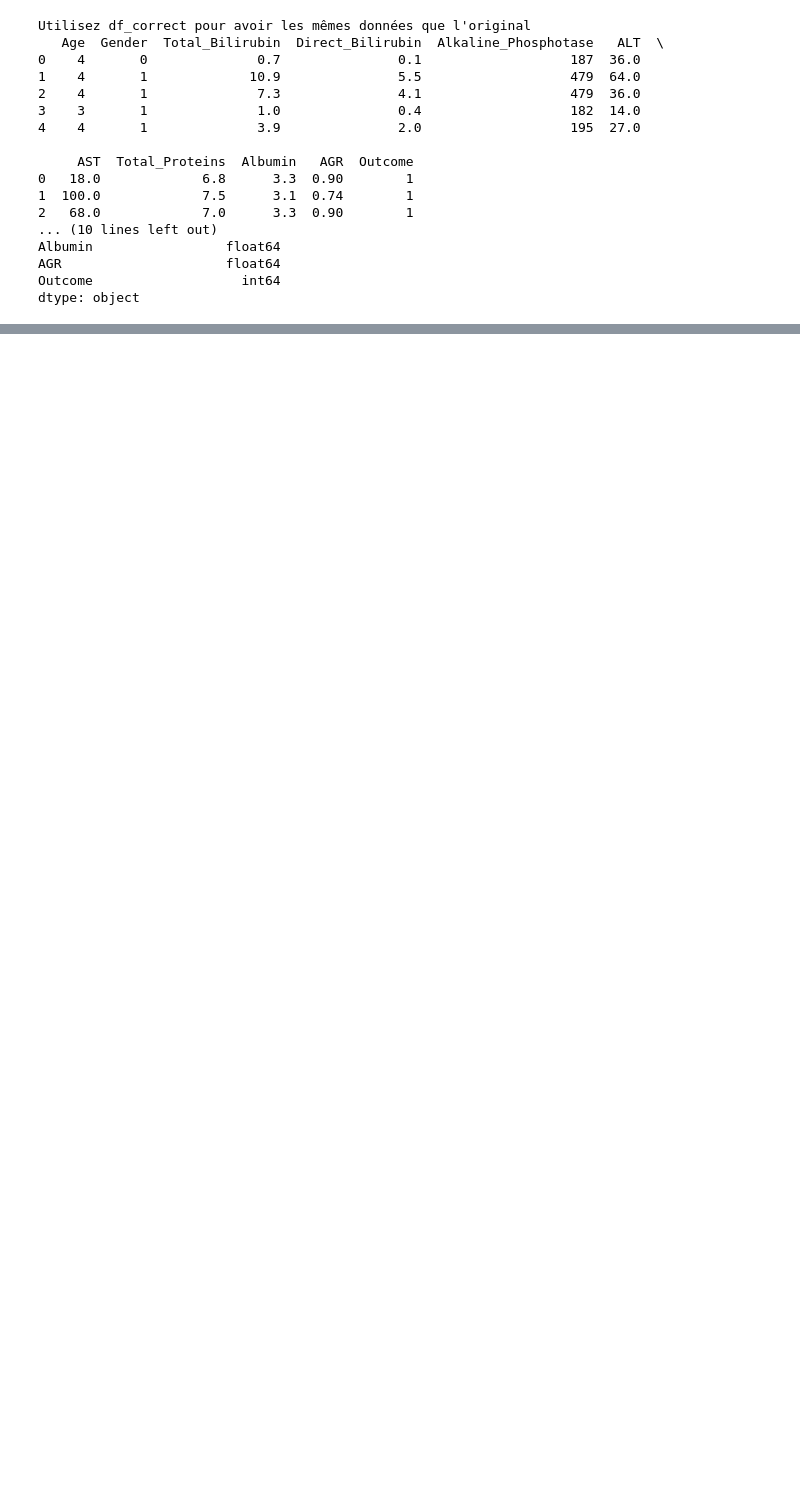
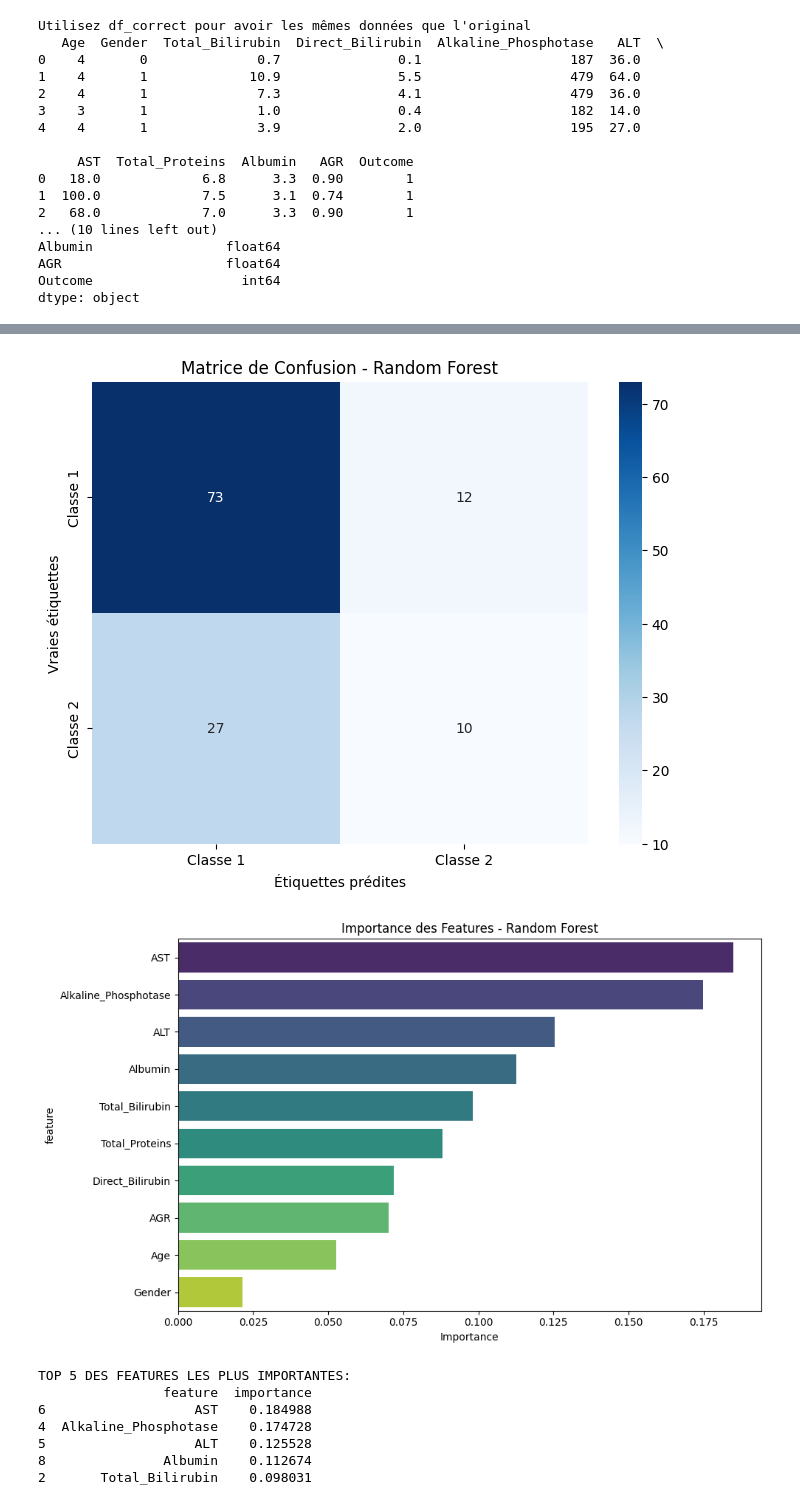
Before and after one commit to elabfr/Epidemologie, a Jupyter notebook: epi.ipynb, the cells around one changed output, grey strips where cells are left out. Saved outputs shown, nothing was run; the diff lists cells and outputs as text; code cells hidden in the pictures; blank space fills up the shorter version.

```diff
--- a/epi.ipynb
+++ b/epi.ipynb
@@ -1431,0 +720,74 @@ df_combined
+# %%
+import matplotlib.pyplot as plt
+import seaborn as sns
+from sklearn.metrics import confusion_matrix, roc_curve, auc, precision_recall_curve
+import numpy as np
+
+# 1. MATRICE DE CONFUSION
+plt.figure(figsize=(8, 6))
+cm = confusion_matrix(y_test, y_pred)
+sns.heatmap(cm, annot=True, fmt='d', cmap='Blues',
+            xticklabels=['Classe 1', 'Classe 2'],
+            yticklabels=['Classe 1', 'Classe 2'])
+plt.title('Matrice de Confusion - Random Forest')
+plt.ylabel('Vraies étiquettes')
+plt.xlabel('Étiquettes prédites')
+plt.show()
+
+# 2. IMPORTANCE DES FEATURES
+feature_importance = pd.DataFrame({
+    'feature': X.columns,
+    'importance': rf_classifier.feature_importances_
+}).sort_values('importance', ascending=False)
+
+plt.figure(figsize=(10, 6))
+sns.barplot(data=feature_importance, x='importance', y='feature', palette='viridis')
+plt.title('Importance des Features - Random Forest')
+plt.xlabel('Importance')
+plt.tight_layout()
+plt.show()
+
+print("TOP 5 DES FEATURES LES PLUS IMPORTANTES:")
+print(feature_importance.head())
+
+# 3. COURBE ROC (si classification binaire)
+if len(np.unique(y)) == 2:
+    y_pred_proba = rf_classifier.predict_proba(X_test)
+    fpr, tpr, _ = roc_curve(y_test, y_pred_proba[:, 1], pos_label=2)
+    roc_auc = auc(fpr, tpr)
+
+    plt.figure(figsize=(8, 6))
+    plt.plot(fpr, tpr, color='darkorange', lw=2, label=f'ROC curve (AUC = {roc_auc:.2f})')
+    plt.plot([0, 1], [0, 1], color='navy', lw=2, linestyle='--')
+    plt.xlim([0.0, 1.0])
+    plt.ylim([0.0, 1.05])
+    plt.xlabel('Taux de Faux Positifs')
+    plt.ylabel('Taux de Vrais Positifs')
+    plt.title('Courbe ROC - Random Forest')
+    plt.legend(loc="lower right")
+    plt.show()
+
+# 4. RAPPORT DÉTAILLÉ DES PERFORMANCES
+from sklearn.metrics import precision_score, recall_score, f1_score
+
+precision = precision_score(y_test, y_pred, average='weighted')
+recall = recall_score(y_test, y_pred, average='weighted')
+f1 = f1_score(y_test, y_pred, average='weighted')
+
+print("="*50)
+print("ANALYSE COMPLÈTE RANDOM FOREST")
+print("="*50)
+print(f"Accuracy: {accuracy:.4f}")
+print(f"Precision: {precision:.4f}")
+print(f"Recall: {recall:.4f}")
+print(f"F1-Score: {f1:.4f}")
+# %% [output]
+[figure, added]
+[figure, added]
+TOP 5 DES FEATURES LES PLUS IMPORTANTES:
+                feature  importance
+6                   AST    0.184988
+4  Alkaline_Phosphotase    0.174728
+5                   ALT    0.125528
+8               Albumin    0.112674
+2       Total_Bilirubin    0.098031
```
Also changed, not shown: parts of 33 cells of this notebook.
